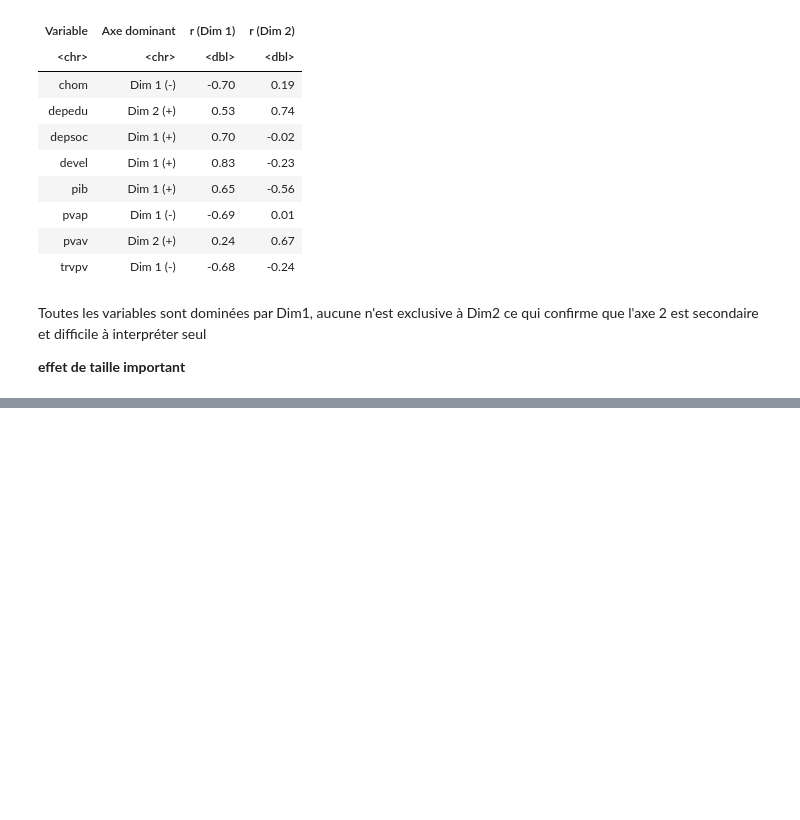
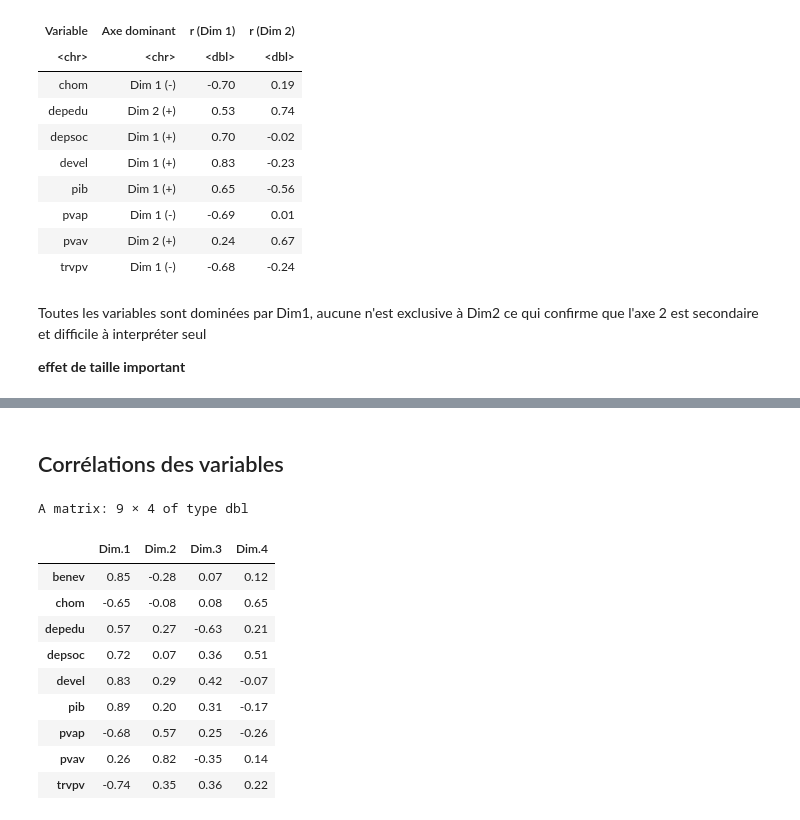
Before and after one commit to pau-anto/MathsForR, a Jupyter notebook: acp/europe_data.ipynb, the cells around one changed output, grey strips where cells are left out. Saved outputs shown, nothing was run; the diff lists cells and outputs as text; code cells hidden in the pictures; blank space fills up the shorter version.

```diff
--- a/acp/europe_data.ipynb
+++ b/acp/europe_data.ipynb
@@ -362,0 +404,18 @@ Toutes les variables sont dominées par Dim1, aucune n'est exclusive à Dim2 ce
+# %% [markdown]
+## Corrélations des variables
+# %%
+corr_variables_lu <- round(res.pca_lu$var$cor[, 1:4], 2)
+corr_variables_lu
+write.csv(corr_variables_lu, file = "./graphs_&_tables/corr_variables.csv", row.names = TRUE)
+# %% [output]
+A matrix: 9 × 4 of type dbl
+|  | Dim.1 | Dim.2 | Dim.3 | Dim.4 |
+| benev | 0.85 | -0.28 | 0.07 | 0.12 |
+| chom | -0.65 | -0.08 | 0.08 | 0.65 |
+| depedu | 0.57 | 0.27 | -0.63 | 0.21 |
+| depsoc | 0.72 | 0.07 | 0.36 | 0.51 |
+| devel | 0.83 | 0.29 | 0.42 | -0.07 |
+| pib | 0.89 | 0.20 | 0.31 | -0.17 |
+| pvap | -0.68 | 0.57 | 0.25 | -0.26 |
+| pvav | 0.26 | 0.82 | -0.35 | 0.14 |
+| trvpv | -0.74 | 0.35 | 0.36 | 0.22 |
```
Also changed, not shown: parts of 25 cells of this notebook.
